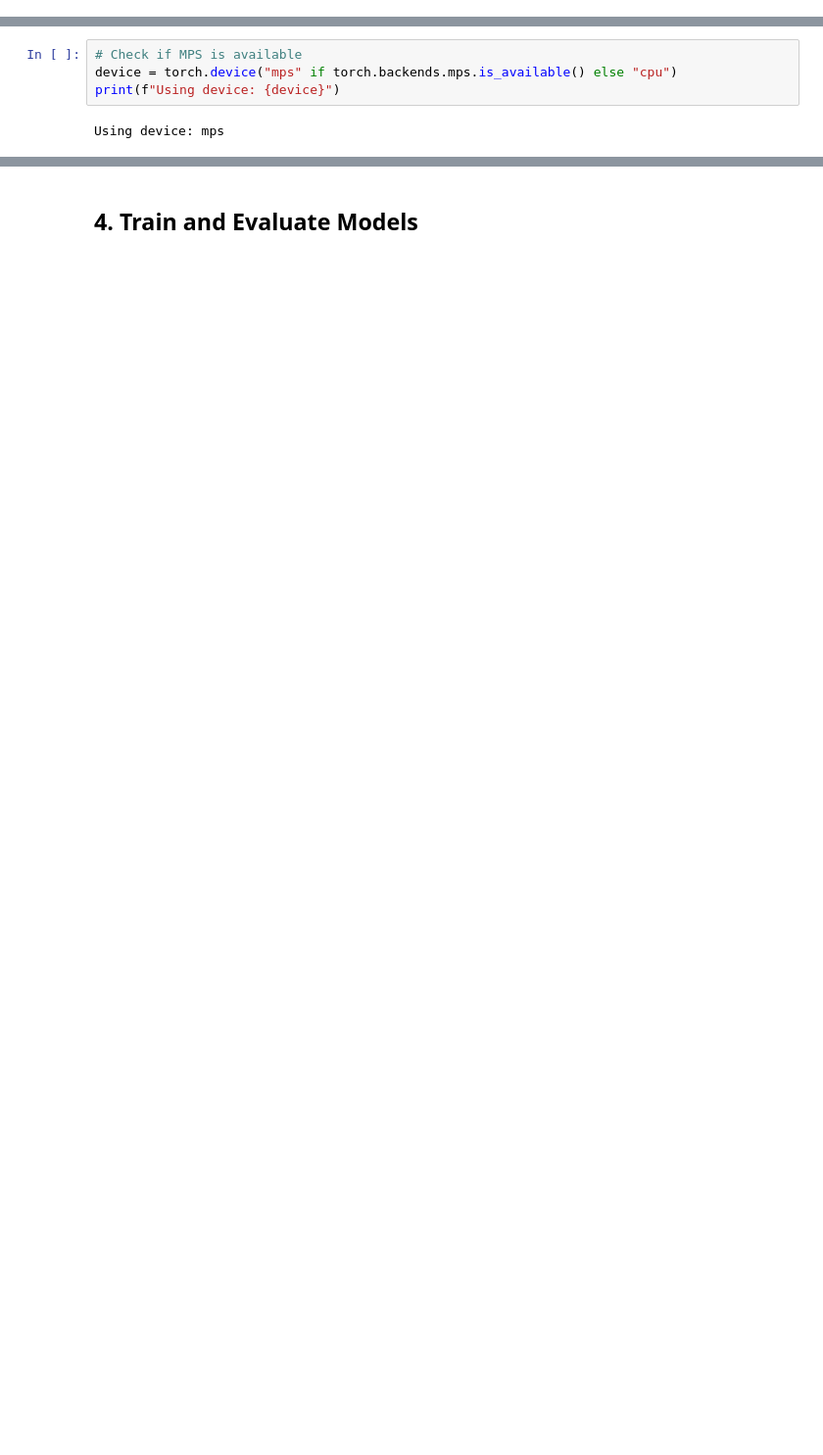
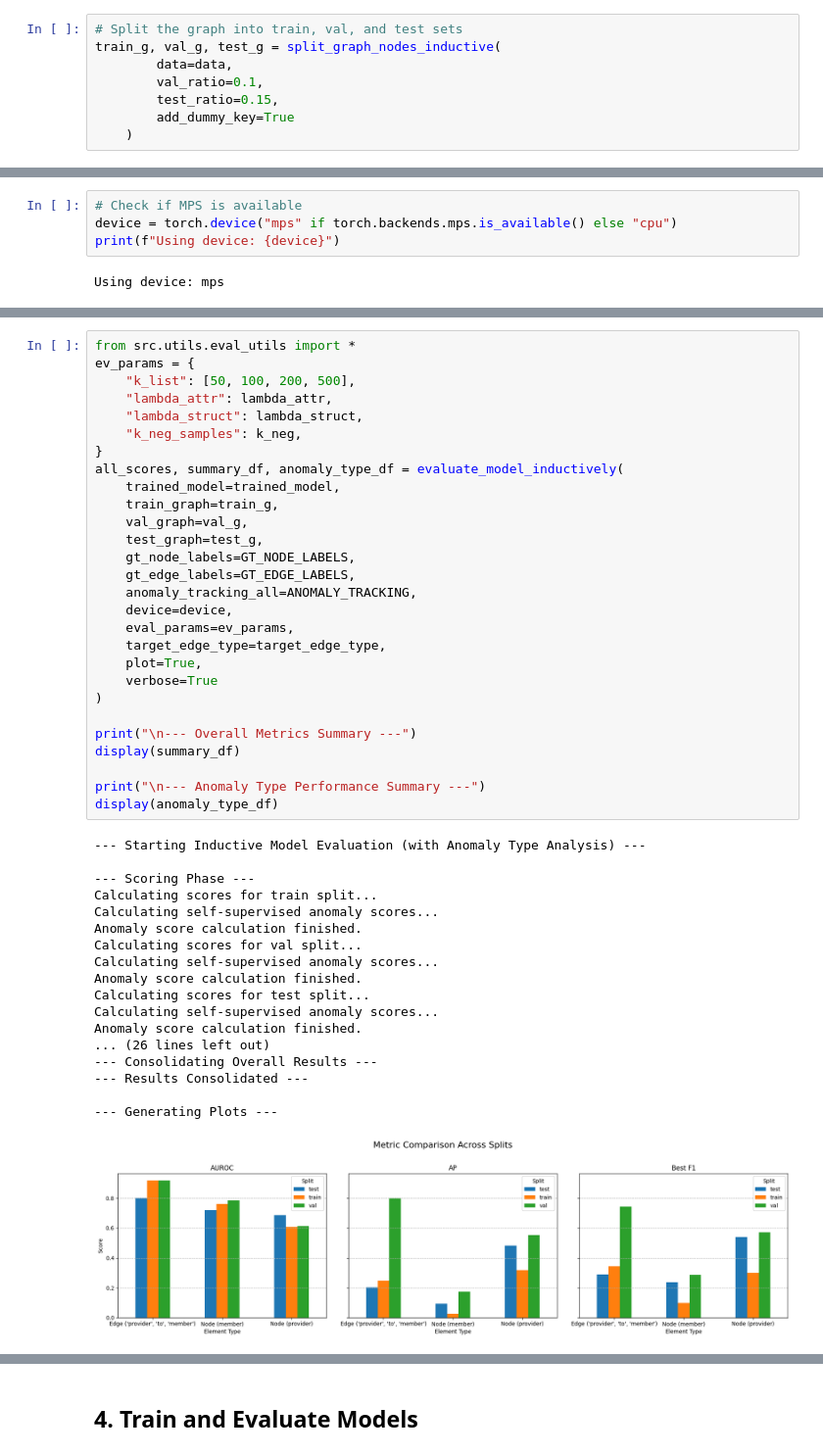
Before and after one commit to Kchak22/degree-project-gad-healthcare, a Jupyter notebook: notebooks/model_comparison.ipynb, the cells around one changed output, grey strips where cells are left out. Shown at 98% size. Drawn from its saved outputs; the diff is of its cells as text; blank space fills up the shorter version.

```diff
--- a/notebooks/model_comparison.ipynb
+++ b/notebooks/model_comparison.ipynb
@@ -240,0 +280,8 @@ Saving visualization to general_graph_viz_updated.html
+# %%
+# Split the graph into train, val, and test sets
+train_g, val_g, test_g = split_graph_nodes_inductive(
+        data=data,
+        val_ratio=0.1,
+        test_ratio=0.15,
+        add_dummy_key=True
+    )
@@ -315,0 +793,47 @@ Optimizer Defined.
+# %%
+from src.utils.eval_utils import *
+ev_params = {
+    "k_list": [50, 100, 200, 500],
+    "lambda_attr": lambda_attr,
+    "lambda_struct": lambda_struct,
+    "k_neg_samples": k_neg,
+}
+all_scores, summary_df, anomaly_type_df = evaluate_model_inductively(
+    trained_model=trained_model,
+    train_graph=train_g,
+    val_graph=val_g,
+    test_graph=test_g,
+    gt_node_labels=GT_NODE_LABELS,
+    gt_edge_labels=GT_EDGE_LABELS,
+    anomaly_tracking_all=ANOMALY_TRACKING,
+    device=device,
+    eval_params=ev_params,
+    target_edge_type=target_edge_type,
+    plot=True,
+    verbose=True
+)
+
+print("\n--- Overall Metrics Summary ---")
+display(summary_df)
+
+print("\n--- Anomaly Type Performance Summary ---")
+display(anomaly_type_df)
+# %% [output]
+--- Starting Inductive Model Evaluation (with Anomaly Type Analysis) ---
+
+--- Scoring Phase ---
+Calculating scores for train split...
+Calculating self-supervised anomaly scores...
+Anomaly score calculation finished.
+Calculating scores for val split...
+Calculating self-supervised anomaly scores...
+Anomaly score calculation finished.
+Calculating scores for test split...
+Calculating self-supervised anomaly scores...
+Anomaly score calculation finished.
+... (26 lines left out)
+--- Consolidating Overall Results ---
+--- Results Consolidated ---
+
+--- Generating Plots ---
+[figure, added]
```
Also changed, not shown: parts of 35 cells of this notebook, 5 other files.
